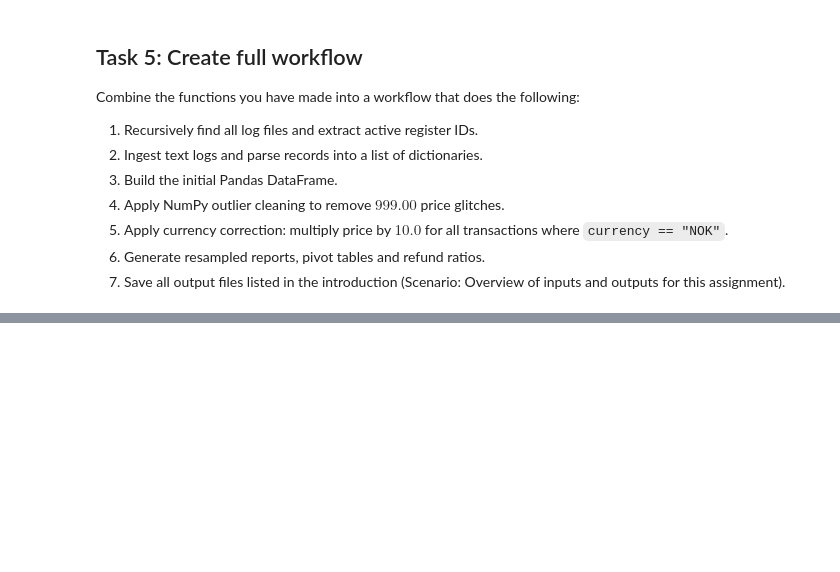
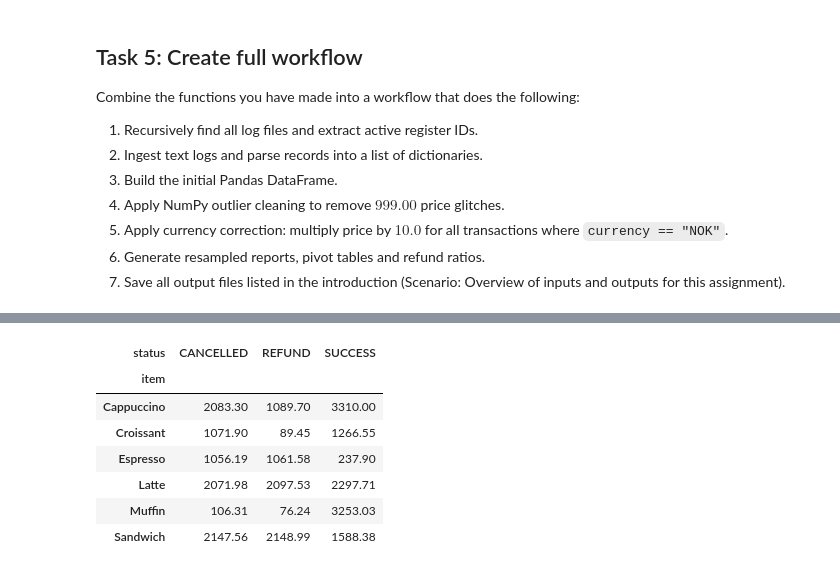
Before and after one commit to Mehdihey/-inf201-deliverable2, a Jupyter notebook: deliverable_2.ipynb, the cells around one changed output, grey strips where cells are left out. Cells and saved outputs as stored; diff of their text form; code cells hidden in the pictures; blank space fills up the shorter version.

```diff
--- a/deliverable_2.ipynb
+++ b/deliverable_2.ipynb
@@ -358,0 +433,11 @@ Combine the functions you have made into a workflow that does the following:
+# %%
+pivot
+# %% [output]
+| status | CANCELLED | REFUND | SUCCESS |
+| item |  |  |  |
+| Cappuccino | 2083.30 | 1089.70 | 3310.00 |
+| Croissant | 1071.90 | 89.45 | 1266.55 |
+| Espresso | 1056.19 | 1061.58 | 237.90 |
+| Latte | 2071.98 | 2097.53 | 2297.71 |
+| Muffin | 106.31 | 76.24 | 3253.03 |
+| Sandwich | 2147.56 | 2148.99 | 1588.38 |
```
Also changed, not shown: parts of 7 cells of this notebook.
